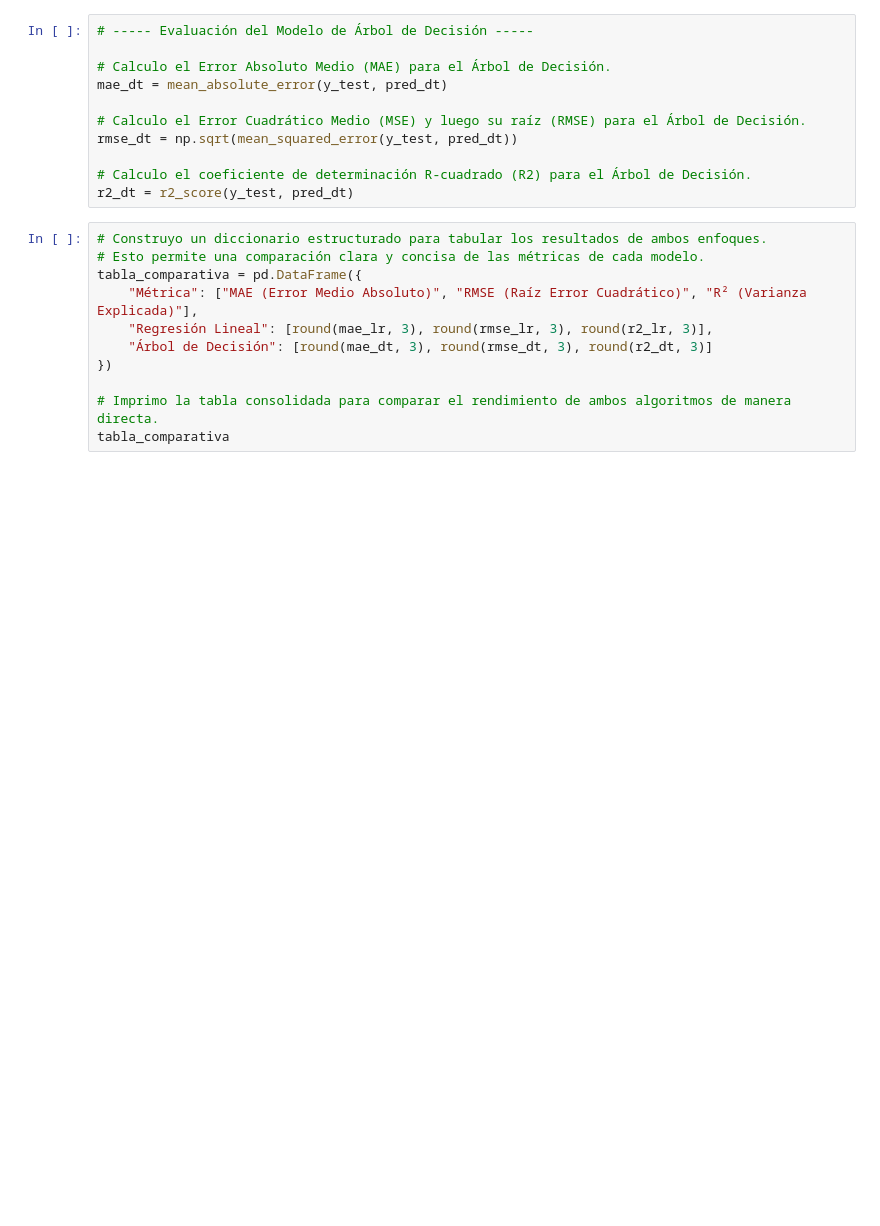
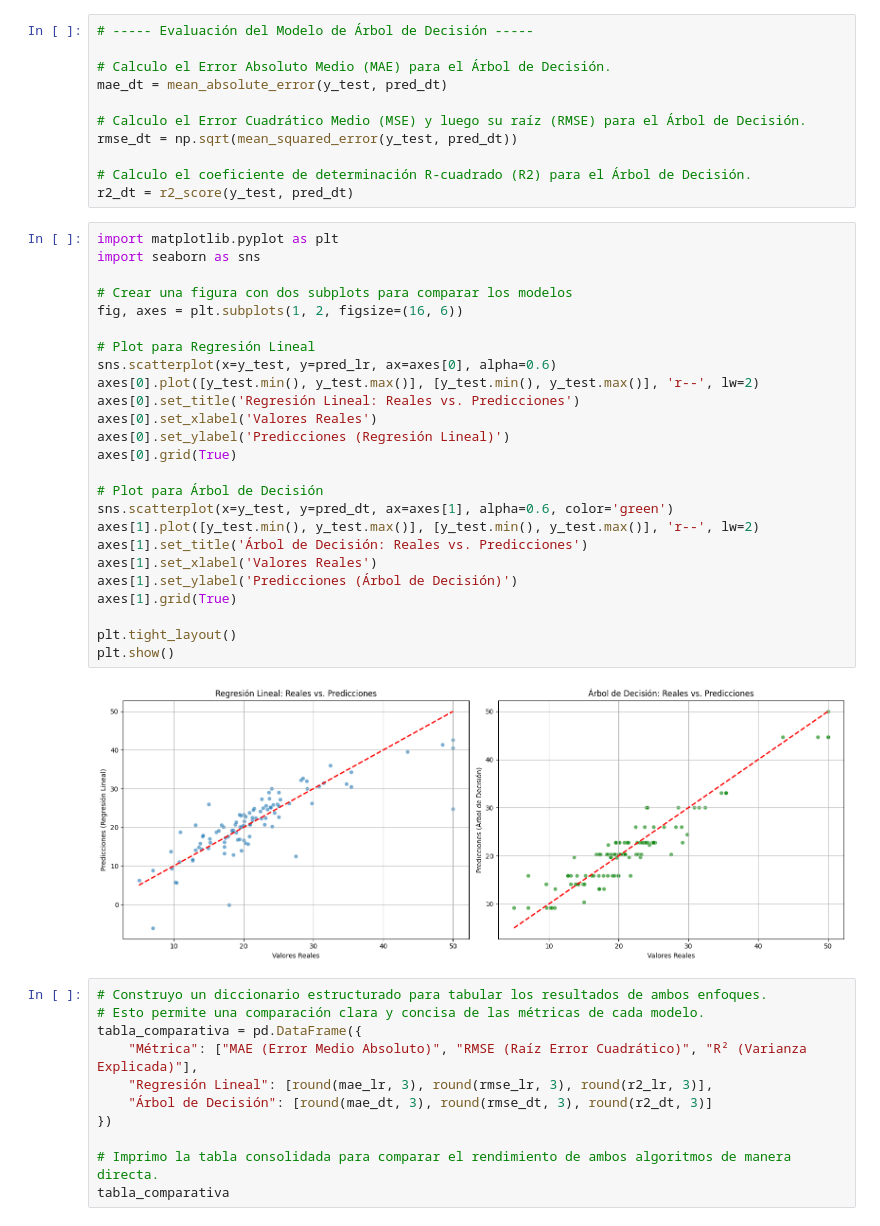
Before and after one commit to kevinandrespardo2506-boop/inteligencia-artificial-2, a Jupyter notebook: Actividaddatosd.ipynb, the cells around one changed output. Drawn from its saved outputs; the diff is of its cells as text; blank space fills up the shorter version.

```diff
--- a/Actividaddatosd.ipynb
+++ b/Actividaddatosd.ipynb
@@ -252,6 +244,33 @@ rmse_dt = np.sqrt(mean_squared_error(y_test, pred_dt))
 
 # Calculo el coeficiente de determinación R-cuadrado (R2) para el Árbol de Decisión.
 r2_dt = r2_score(y_test, pred_dt)
+# %%
+import matplotlib.pyplot as plt
+import seaborn as sns
+
+# Crear una figura con dos subplots para comparar los modelos
+fig, axes = plt.subplots(1, 2, figsize=(16, 6))
+
+# Plot para Regresión Lineal
+sns.scatterplot(x=y_test, y=pred_lr, ax=axes[0], alpha=0.6)
+axes[0].plot([y_test.min(), y_test.max()], [y_test.min(), y_test.max()], 'r--', lw=2)
+axes[0].set_title('Regresión Lineal: Reales vs. Predicciones')
+axes[0].set_xlabel('Valores Reales')
+axes[0].set_ylabel('Predicciones (Regresión Lineal)')
+axes[0].grid(True)
+
+# Plot para Árbol de Decisión
+sns.scatterplot(x=y_test, y=pred_dt, ax=axes[1], alpha=0.6, color='green')
+axes[1].plot([y_test.min(), y_test.max()], [y_test.min(), y_test.max()], 'r--', lw=2)
+axes[1].set_title('Árbol de Decisión: Reales vs. Predicciones')
+axes[1].set_xlabel('Valores Reales')
+axes[1].set_ylabel('Predicciones (Árbol de Decisión)')
+axes[1].grid(True)
+
+plt.tight_layout()
+plt.show()
+# %% [output]
+[figure, added]
 # %%
 # Construyo un diccionario estructurado para tabular los resultados de ambos enfoques.
 # Esto permite una comparación clara y concisa de las métricas de cada modelo.
```
Also changed, not shown: parts of 3 cells of this notebook.
